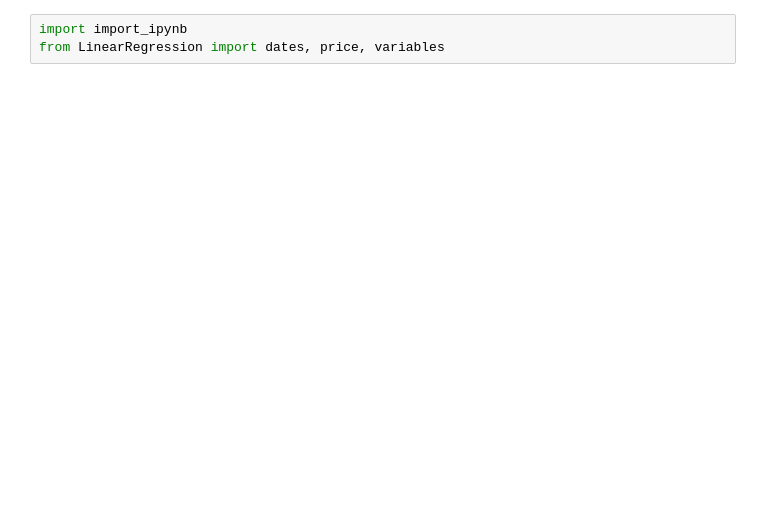
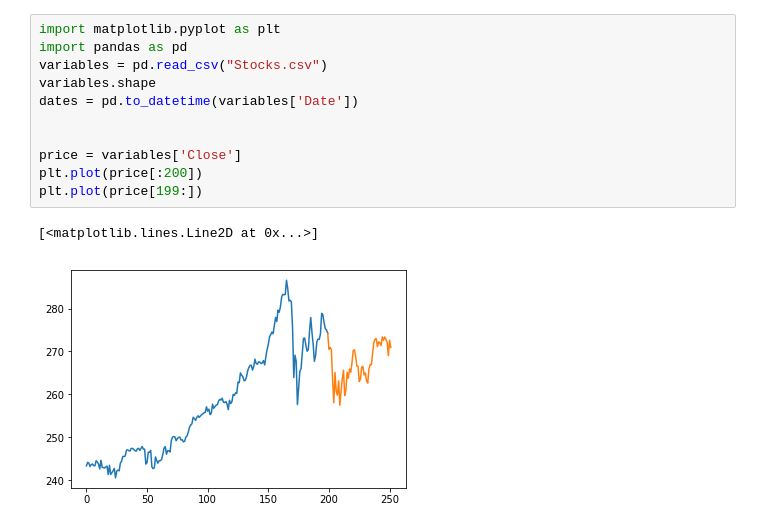
Before and after one commit to mrdahdah/AutomaticStockTrading, a Jupyter notebook: CNN.ipynb, the cells around one changed output. Cells and saved outputs as stored; diff of their text form; blank space fills up the shorter version.

```diff
--- a/CNN.ipynb
+++ b/CNN.ipynb
@@ -1,6 +1,17 @@
-# %%
-import import_ipynb
-from LinearRegression import dates, price, variables
+# %%
+import matplotlib.pyplot as plt
+import pandas as pd
+variables = pd.read_csv("Stocks.csv")
+variables.shape
+dates = pd.to_datetime(variables['Date'])
+
+
+price = variables['Close']
+plt.plot(price[:200])
+plt.plot(price[199:])
+# %% [output]
+[<matplotlib.lines.Line2D at 0x...>]
+[figure, added]
 # %%
 import seaborn as sns
 sns.pairplot(variables)
```
Also changed, not shown: parts of 13 cells of this notebook.
